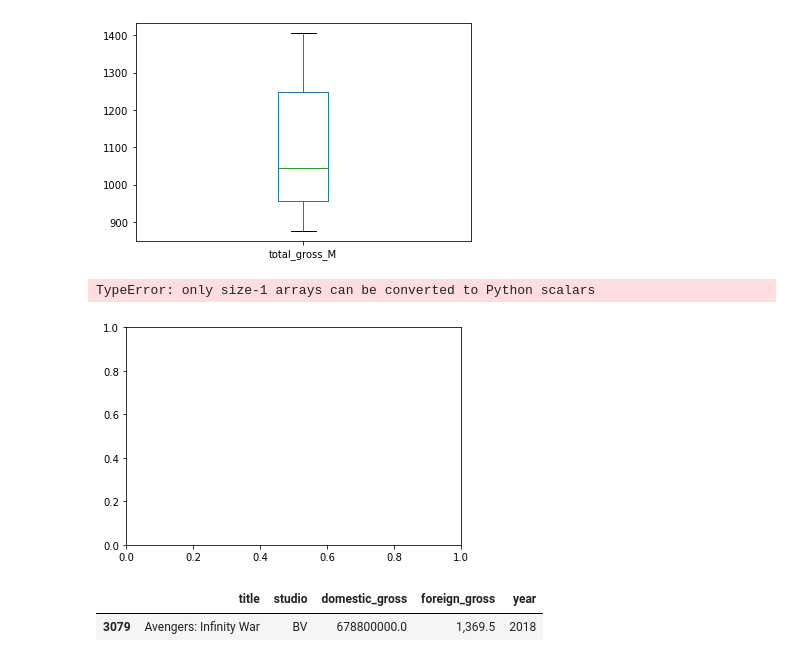
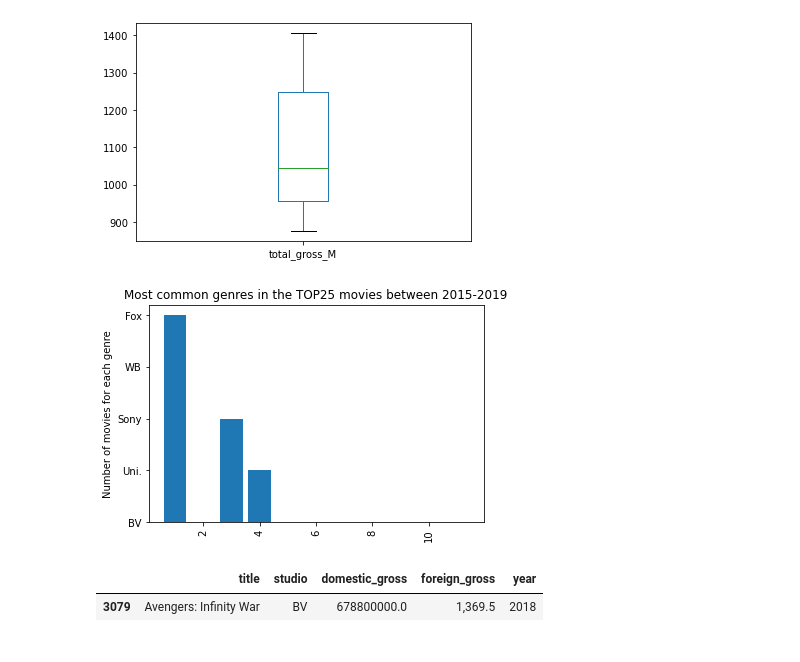
Before and after one commit to arecai/ari_first_attem, a Jupyter notebook: dsc-phase1-project-template.ipynb, the cells around one changed output. Saved outputs shown, nothing was run; the diff lists cells and outputs as text; code cells hidden in the pictures.

```diff
--- a/dsc-phase1-project-template.ipynb
+++ b/dsc-phase1-project-template.ipynb
@@ -918,3 +918,5 @@ dict_keys(['BV', 'Uni.', 'Sony', 'Fox', 'WB'])
+# %%
+studios_keys = studios.keys()
 # %%
 studios
 # %% [output]
@@ -962,14 +959,13 @@ gross_top25['total_gross_M'].plot.box();
 [figure]
 # %%
 fig, ax = plt.subplots()
-plt.bar(range(len(studios)), studios, tick_label=studios)
+plt.bar(studios_values, studios_keys, )
 plt.xticks(rotation=90)
 ax.set_ylabel('Number of movies for each genre')
 ax.set_title('Most common genres in the TOP25 movies between 2015-2019')
 plt.show()
 # %% [output]
-TypeError: only size-1 arrays can be converted to Python scalars
-[figure, old version]
+[figure, new version]
 # %%
 rslt_df = bom_gross_raw[bom_gross_raw['title'] == 'Avengers: Infinity War']
 # %%
```
Also changed, not shown: parts of 45 cells of this notebook.
